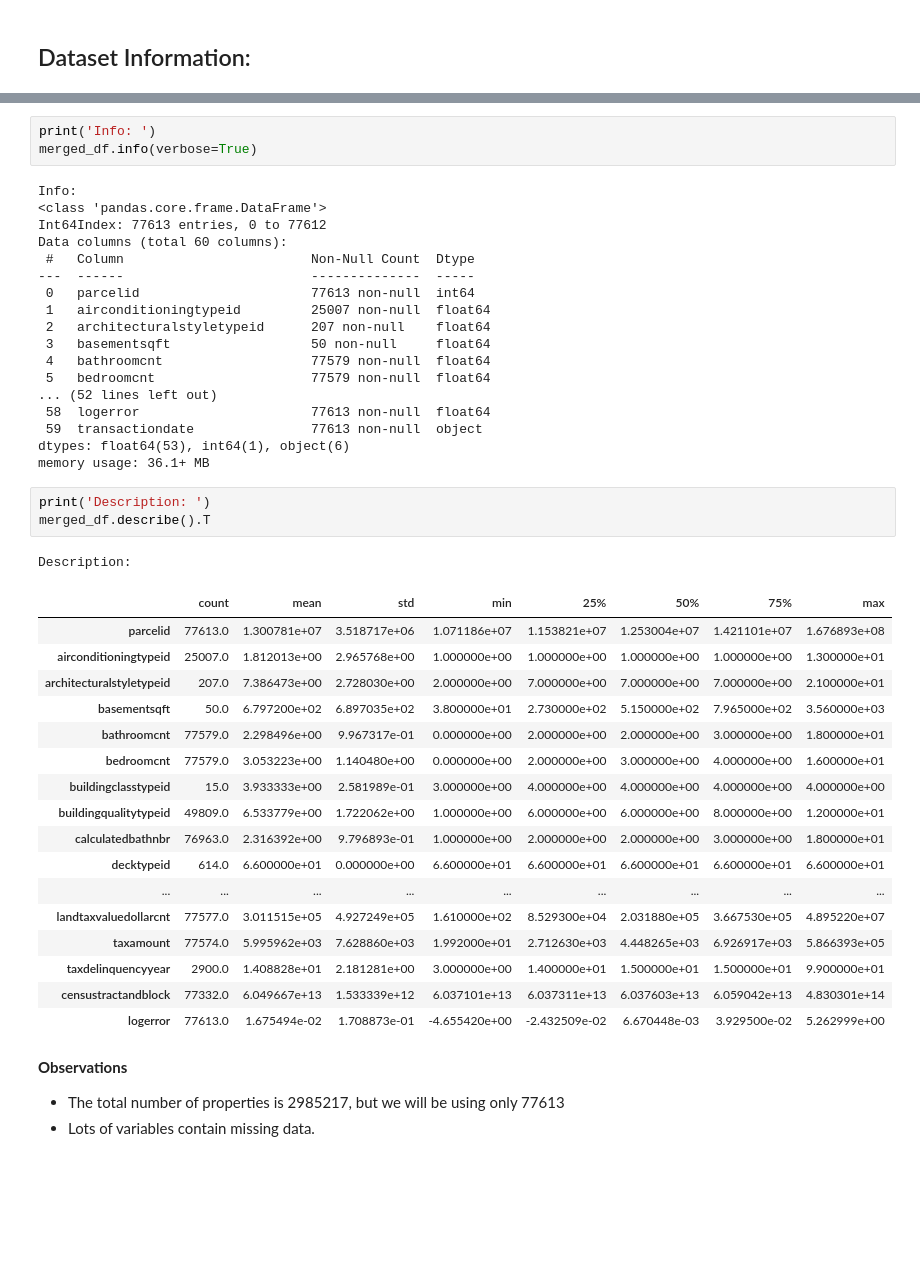
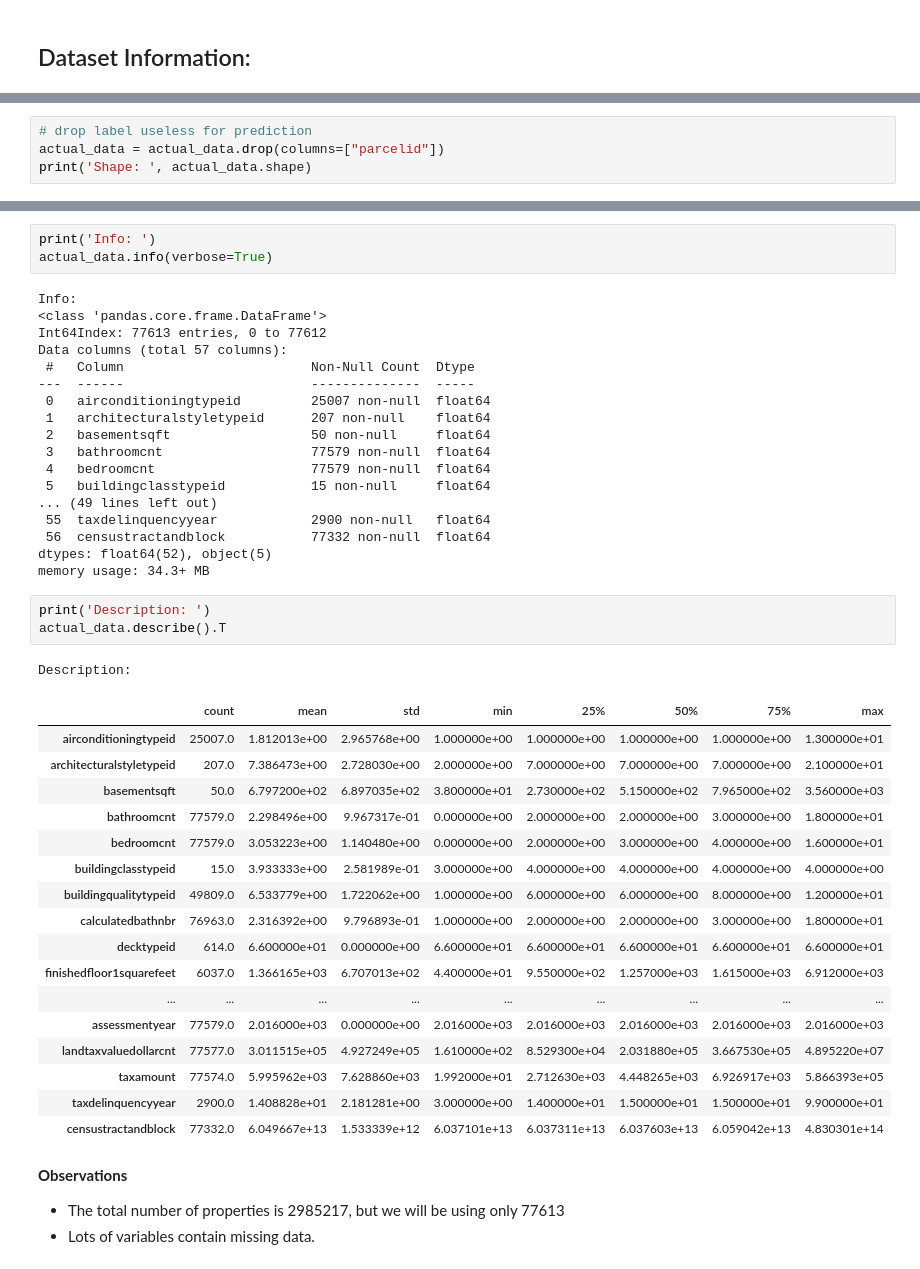
Before and after one commit to RuieX/Data-and-Web-Mining-project, a Jupyter notebook: project/src/notebooks/feature_engineering.ipynb, the cells around one changed output, grey strips where cells are left out. Drawn from its saved outputs; the diff is of its cells as text; blank space fills up the shorter version.

```diff
--- a/project/src/notebooks/feature_engineering.ipynb
+++ b/project/src/notebooks/feature_engineering.ipynb
@@ -196,0 +193,4 @@ Shape:  (77613, 60)
+# %%
+# drop label useless for prediction
+actual_data = actual_data.drop(columns=["parcelid"])
+print('Shape: ', actual_data.shape)
@@ -218,32 +220,31 @@ Index(['parcelid', 'airconditioningtypeid', 'architecturalstyletypeid',
       dtype='object')
 # %%
 print('Info: ')
-merged_df.info(verbose=True)
+actual_data.info(verbose=True)
 # %% [output]
 Info:
 <class 'pandas.core.frame.DataFrame'>
 Int64Index: 77613 entries, 0 to 77612
-Data columns (total 60 columns):
+Data columns (total 57 columns):
  #   Column                        Non-Null Count  Dtype
 ---  ------                        --------------  -----
- 0   parcelid                      77613 non-null  int64
- 1   airconditioningtypeid         25007 non-null  float64
- 2   architecturalstyletypeid      207 non-null    float64
- 3   basementsqft                  50 non-null     float64
- 4   bathroomcnt                   77579 non-null  float64
- 5   bedroomcnt                    77579 non-null  float64
-... (52 lines left out)
- 58  logerror                      77613 non-null  float64
- 59  transactiondate               77613 non-null  object
-dtypes: float64(53), int64(1), object(6)
-memory usage: 36.1+ MB
+ 0   airconditioningtypeid         25007 non-null  float64
+ 1   architecturalstyletypeid      207 non-null    float64
+ 2   basementsqft                  50 non-null     float64
+ 3   bathroomcnt                   77579 non-null  float64
+ 4   bedroomcnt                    77579 non-null  float64
+ 5   buildingclasstypeid           15 non-null     float64
+... (49 lines left out)
+ 55  taxdelinquencyyear            2900 non-null   float64
+ 56  censustractandblock           77332 non-null  float64
+dtypes: float64(52), object(5)
+memory usage: 34.3+ MB
 # %%
 print('Description: ')
-merged_df.describe().T
+actual_data.describe().T
 # %% [output]
 Description:
 |  | count | mean | std | min | 25% | 50% | 75% | max |
-| parcelid | 77613.0 | 1.300781e+07 | 3.518717e+06 | 1.071186e+07 | 1.153821e+07 | 1.253004e+07 | 1.421101e+07 | 1.676893e+08 |
 | airconditioningtypeid | 25007.0 | 1.812013e+00 | 2.965768e+00 | 1.000000e+00 | 1.000000e+00 | 1.000000e+00 | 1.000000e+00 | 1.300000e+01 |
 | architecturalstyletypeid | 207.0 | 7.386473e+00 | 2.728030e+00 | 2.000000e+00 | 7.000000e+00 | 7.000000e+00 | 7.000000e+00 | 2.100000e+01 |
 | basementsqft | 50.0 | 6.797200e+02 | 6.897035e+02 | 3.800000e+01 | 2.730000e+02 | 5.150000e+02 | 7.965000e+02 | 3.560000e+03 |
@@ -253,12 +254,13 @@ Description:
 | buildingqualitytypeid | 49809.0 | 6.533779e+00 | 1.722062e+00 | 1.000000e+00 | 6.000000e+00 | 6.000000e+00 | 8.000000e+00 | 1.200000e+01 |
 | calculatedbathnbr | 76963.0 | 2.316392e+00 | 9.796893e-01 | 1.000000e+00 | 2.000000e+00 | 2.000000e+00 | 3.000000e+00 | 1.800000e+01 |
 | decktypeid | 614.0 | 6.600000e+01 | 0.000000e+00 | 6.600000e+01 | 6.600000e+01 | 6.600000e+01 | 6.600000e+01 | 6.600000e+01 |
+| finishedfloor1squarefeet | 6037.0 | 1.366165e+03 | 6.707013e+02 | 4.400000e+01 | 9.550000e+02 | 1.257000e+03 | 1.615000e+03 | 6.912000e+03 |
 | ... | ... | ... | ... | ... | ... | ... | ... | ... |
+| assessmentyear | 77579.0 | 2.016000e+03 | 0.000000e+00 | 2.016000e+03 | 2.016000e+03 | 2.016000e+03 | 2.016000e+03 | 2.016000e+03 |
 | landtaxvaluedollarcnt | 77577.0 | 3.011515e+05 | 4.927249e+05 | 1.610000e+02 | 8.529300e+04 | 2.031880e+05 | 3.667530e+05 | 4.895220e+07 |
 | taxamount | 77574.0 | 5.995962e+03 | 7.628860e+03 | 1.992000e+01 | 2.712630e+03 | 4.448265e+03 | 6.926917e+03 | 5.866393e+05 |
 | taxdelinquencyyear | 2900.0 | 1.408828e+01 | 2.181281e+00 | 3.000000e+00 | 1.400000e+01 | 1.500000e+01 | 1.500000e+01 | 9.900000e+01 |
 | censustractandblock | 77332.0 | 6.049667e+13 | 1.533339e+12 | 6.037101e+13 | 6.037311e+13 | 6.037603e+13 | 6.059042e+13 | 4.830301e+14 |
-| logerror | 77613.0 | 1.675494e-02 | 1.708873e-01 | -4.655420e+00 | -2.432509e-02 | 6.670448e-03 | 3.929500e-02 | 5.262999e+00 |
 # %% [markdown]
 **Observations**
 - The total number of properties is 2985217, but we will be using only 77613
```
Also changed, not shown: parts of 38 cells of this notebook, 1 other file.
